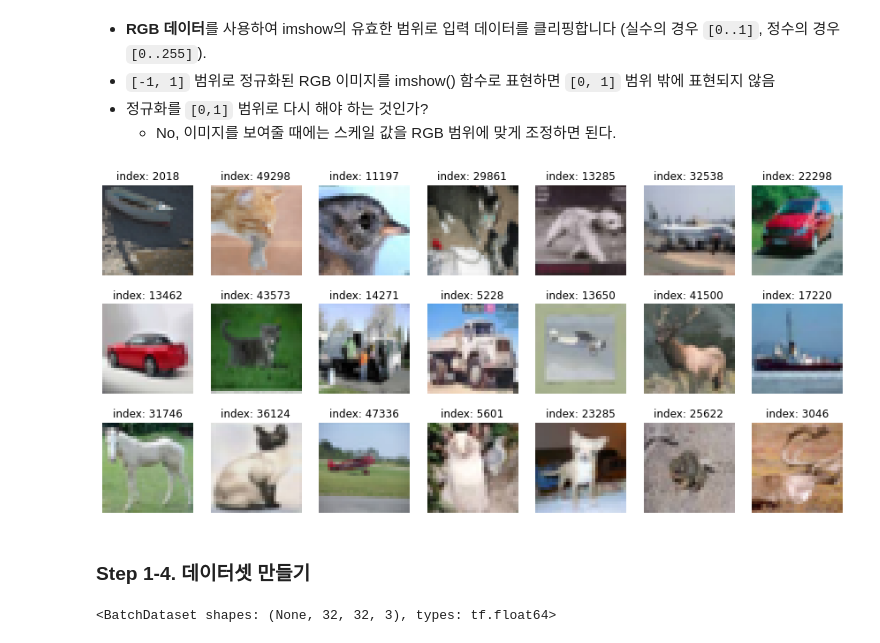
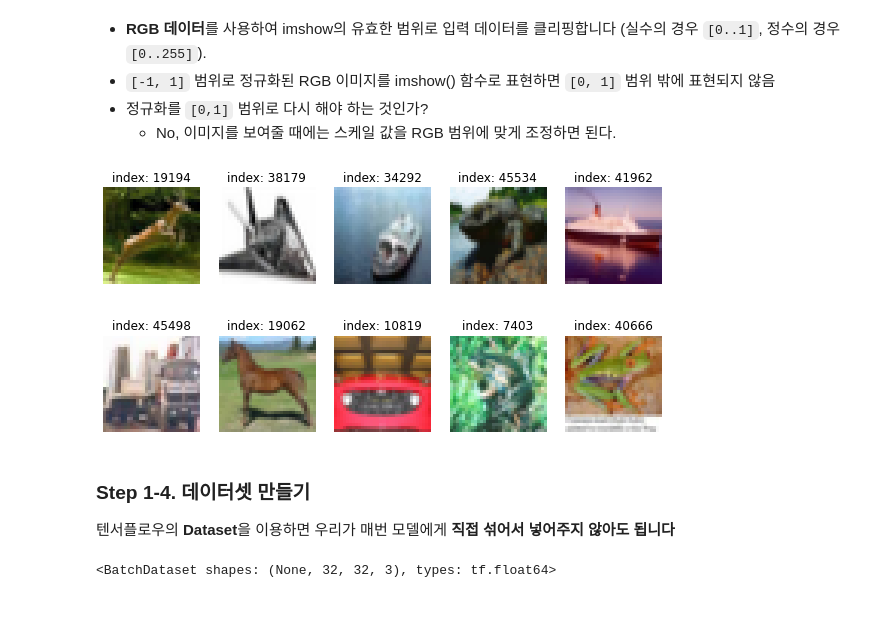
Before and after one commit to stereo-weld/explorations, a Jupyter notebook: E12_Project_Dcgan_Cifar10_Generate_image_V2.ipynb, the cells around one changed output. Drawn from its saved outputs; the diff is of its cells as text; code cells hidden in the pictures; blank space fills up the shorter version.

```diff
--- a/E12_Project_Dcgan_Cifar10_Generate_image_V2.ipynb
+++ b/E12_Project_Dcgan_Cifar10_Generate_image_V2.ipynb
@@ -129,18 +145,20 @@ Clipping input data to the valid range for imshow with RGB data ([0..1] for floa
   - No, 이미지를 보여줄 때에는 스케일 값을 RGB 범위에 맞게 조정하면 된다.
 # %%
 # 정규화된 이미지 21개를 3x7 의 배열로 띄워보기
-plt.figure(figsize=(15, 7))
+plt.figure(figsize=(10, 5))
 
-for i in range(21):
-    plt.subplot(3, 7, i+1)
+for i in range(10):
+    plt.subplot(2, 5, i+1)
     random_index = np.random.randint(50000)       # 0~49999
     plt.imshow((train_x[random_index]+1.0)/2.0)  # cmap의 default: 'viridis'
     plt.title(f'index: {random_index}')
     plt.axis('off')
 plt.show()
 # %% [output]
-[figure, old version]
+[figure, new version]
 # %% [markdown]
 ### Step 1-4. 데이터셋 만들기
+
+텐서플로우의 **Dataset**을 이용하면 우리가 매번 모델에게 **직접 섞어서 넣어주지 않아도 됩니다**
 # %%
 BUFFER_SIZE = 50000
```
Also changed, not shown: parts of 41 cells of this notebook.
